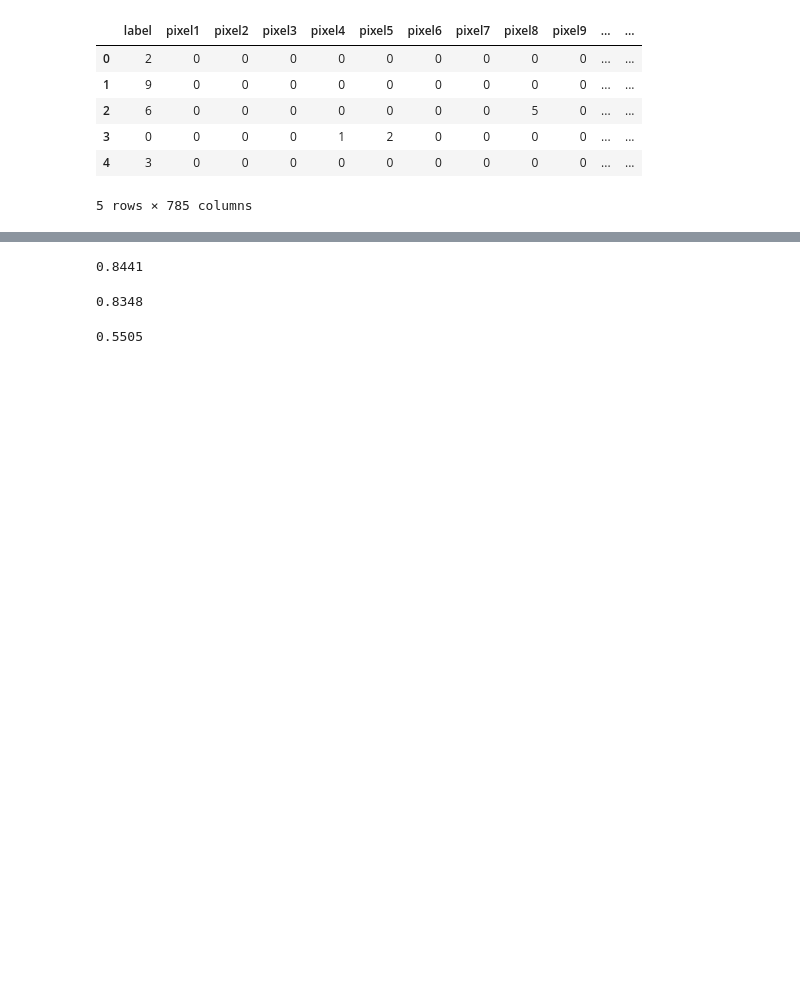
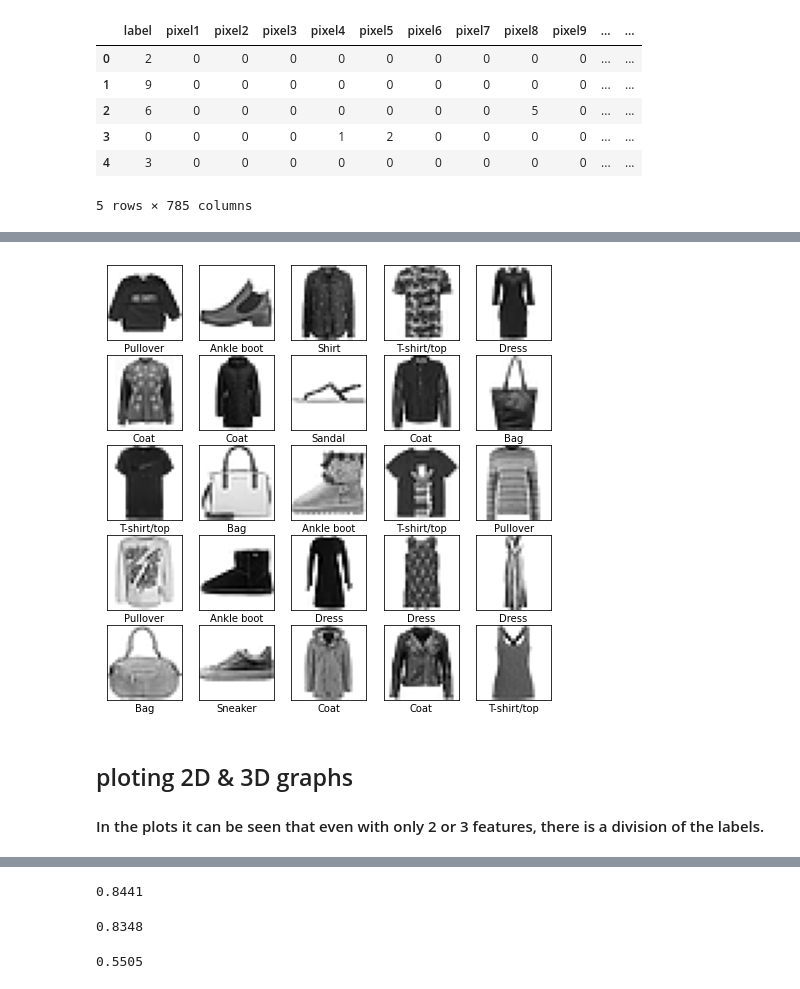
Before and after one commit to renanarimon/ML, a Jupyter notebook: fashion mnist.ipynb, the cells around one changed output, grey strips where cells are left out. Saved outputs shown, nothing was run; the diff lists cells and outputs as text; code cells hidden in the pictures; blank space fills up the shorter version.

```diff
--- a/fashion mnist.ipynb
+++ b/fashion mnist.ipynb
@@ -50,0 +70,14 @@ Name: label, dtype: int64
+# %%
+label = ['T-shirt/top', 'Trouser', 'Pullover', 'Dress', 'Coat', 'Sandal', 'Shirt', 'Sneaker', 'Bag', 'Ankle boot']
+target = df_train[['label']].iloc[:, :]
+
+plt.figure(figsize=(8,8))
+# Show only the first 25 pictures
+for i in range(25):
+    plt.subplot(5,5, i+1)
+    plt.xticks([])
+    plt.yticks([])
+    plt.imshow(np.array(df_train.drop(['label'],axis=1).iloc[i, :]).reshape(28,28), cmap=plt.cm.binary)
+    plt.xlabel(label[target.label.iloc[i]])
+# %% [output]
+[figure, added]
@@ -50,0 +117,3 @@ Name: label, dtype: int64
+# %% [markdown]
+## ploting 2D & 3D graphs
+#### In the plots it can be seen that even with only 2 or 3 features, there is a division of the labels.
```
Also changed, not shown: parts of 22 cells of this notebook.
